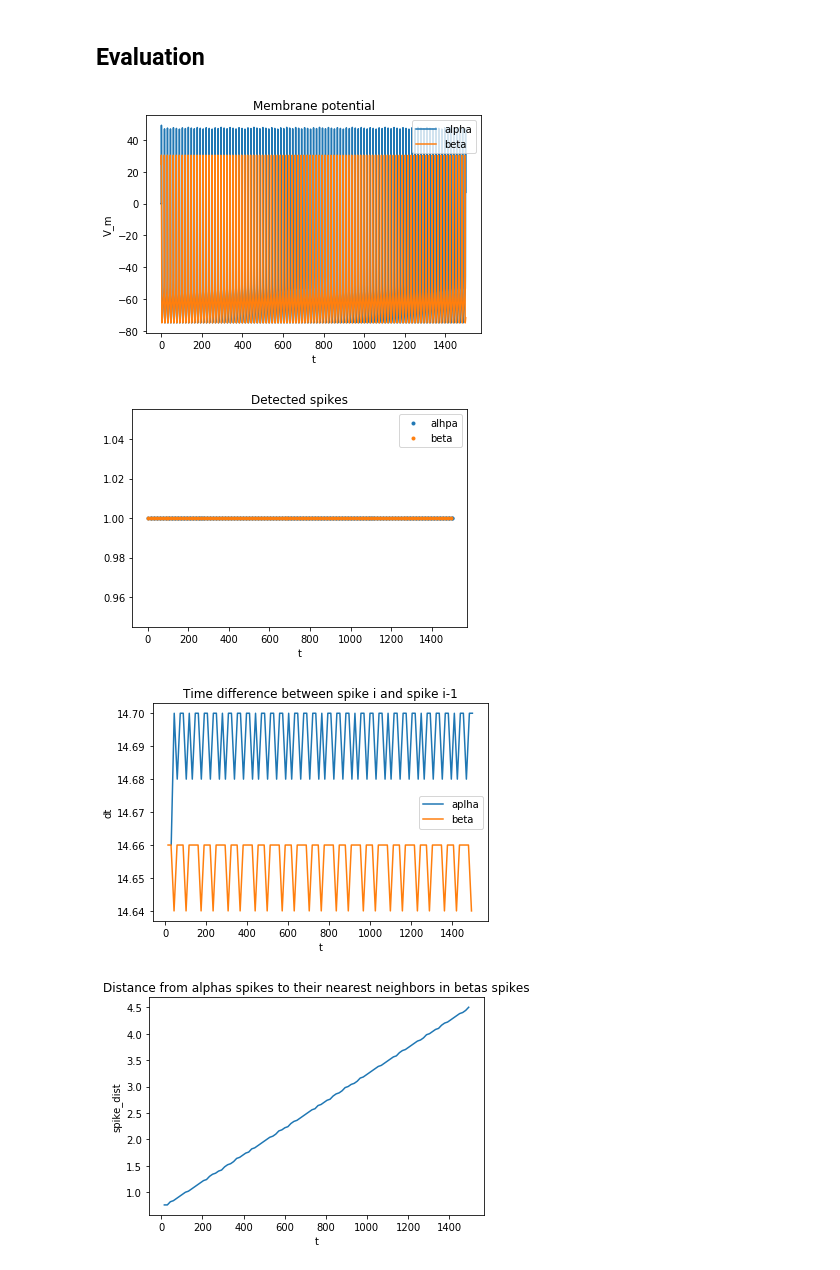
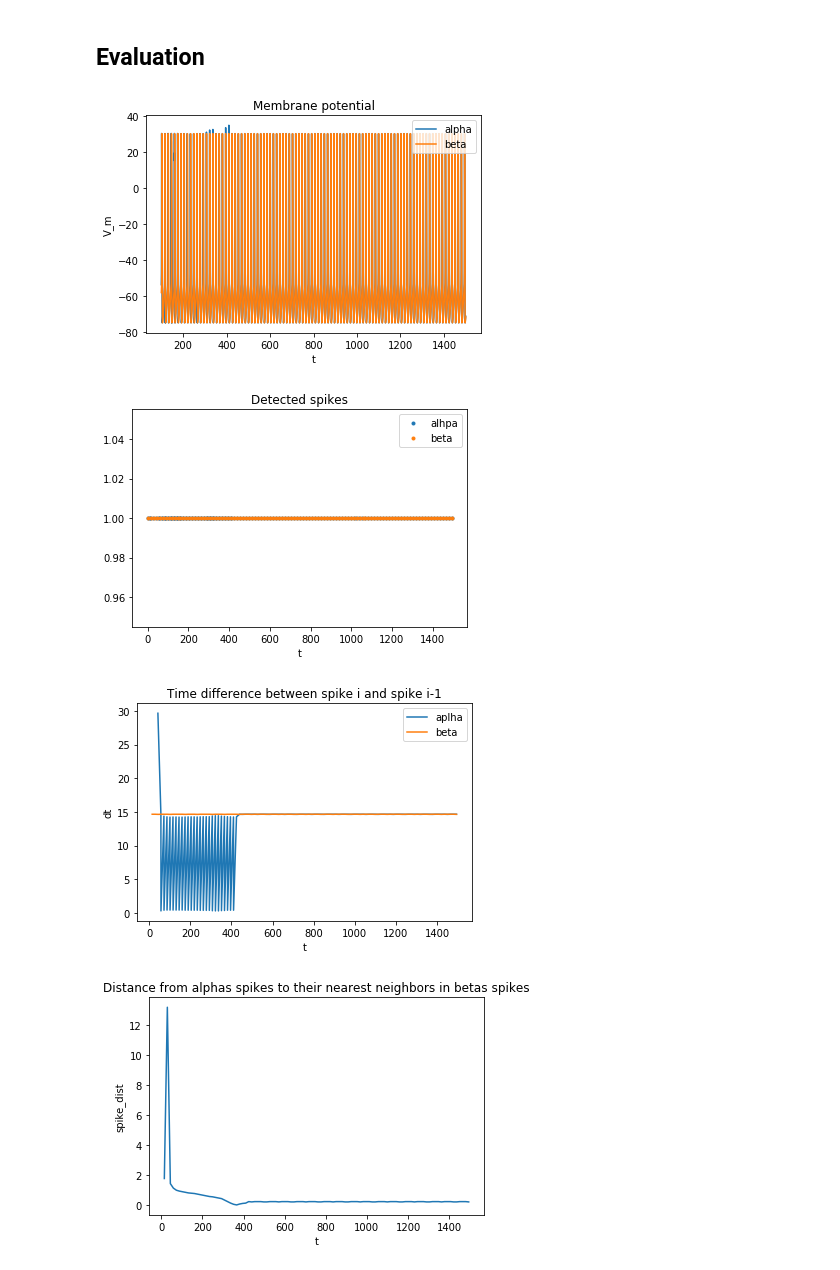
Before and after one commit to ndettmer/neuronal_synchrony_replication, a Jupyter notebook: NoNest.ipynb, the cells around one changed output. Cells and saved outputs as stored; diff of their text form; code cells hidden in the pictures.

```diff
--- a/NoNest.ipynb
+++ b/NoNest.ipynb
@@ -2,7 +2,7 @@
 %matplotlib inline
 import numpy as np
 import matplotlib.pyplot as plt
-plt.rcParams["figure.figsize"] = (20, 5)
+plt.rcParams["figure.figsize"] = (20, 3)
 # %% [markdown]
 ## Classes and functions
 # %%
@@ -149,11 +149,11 @@ class hh_neuron:
         for c in self.inc:
 
             # calculate alpha for each combination of t_spike and tau_l values
-            t_spike_grid, tau_l_grid = np.meshgrid(get_spike_times(ts[:idx], self.V[:idx]), c.tau_ls)
+            t_spike_grid, tau_l_grid = np.meshgrid(get_spike_times(ts[:idx-1], c.neuron_a.V[:idx-1]), c.tau_ls)
             alphas = self.alpha(t - t_spike_grid - tau_l_grid)
 
             # S12 summed up over all incomming connections
-            I_syn -= g_max / N * np.sum(alphas) * (self.V[idx] - c.E_syn)
+            I_syn -= g_max / N * np.sum(alphas) * (c.neuron_a.V[idx] - c.E_syn)
 
         return I_syn
 
@@ -199,7 +199,8 @@ class hh_neuron:
 
         # alpha = arctan(y / x), alpha in [-pi, +pi]
         # shift by pi to get alpha within [0, 2pi]
-        return np.arctan(n_transl / V_transl) + np.pi
+        phase = np.arctan(n_transl / V_transl) + np.pi
+        return phase
 # %%
 class Connection():
 
@@ -346,7 +348,7 @@ def p(t, m, n):
 # %%
 # only plot alpha and beta to visualize synchrony
 for neuron in neurons[:-1]:
-    plt.plot(ts, neuron.V)
+    plt.plot(ts[5000:], neuron.V[5000:])
 plt.legend(["alpha", "beta", "gamma"])
 plt.title("Membrane potential")
 plt.ylabel("V_m")
@@ -376,34 +378,34 @@ for i in range(1, stb.shape[0]):
 
 plt.plot(sta[1:], pla)
 plt.plot(stb[1:], plb)
 plt.legend(["aplha", "beta"])
 plt.title("Time difference between spike i and spike i-1")
 plt.xlabel("t")
 plt.ylabel("dt")
 plt.show()
 
 # nearest spike neighbor
 from scipy.spatial import KDTree
 sta = np.reshape(sta, (sta.shape[0], 1))
 stb = np.reshape(stb, (stb.shape[0], 1))
 alpha_tree = KDTree(sta)
 nn_dist, nn_idx = alpha_tree.query(stb, 1)
 plt.plot(stb[1:], nn_dist[1:])
 plt.title("Distance from alphas spikes to their nearest neighbors in betas spikes")
 plt.ylabel("spike_dist")
 plt.xlabel("t")
 plt.show()
 
 # synchrony measure
 ps = []
 ps = p(ts, neurons[0], neurons[1])
 plt.plot(ts, ps)
 plt.title("Synchrony measure p(t)")
 plt.ylabel("p(t)")
 plt.xlabel("t")
 plt.show()
 # %% [output]
-[figure, old version]
+[figure, new version]
-[figure, old version]
+[figure, new version]
-[figure, old version]
+[figure, new version]
-[figure, old version]
+[figure, new version]
```
Also changed, not shown: parts of 2 cells of this notebook.
